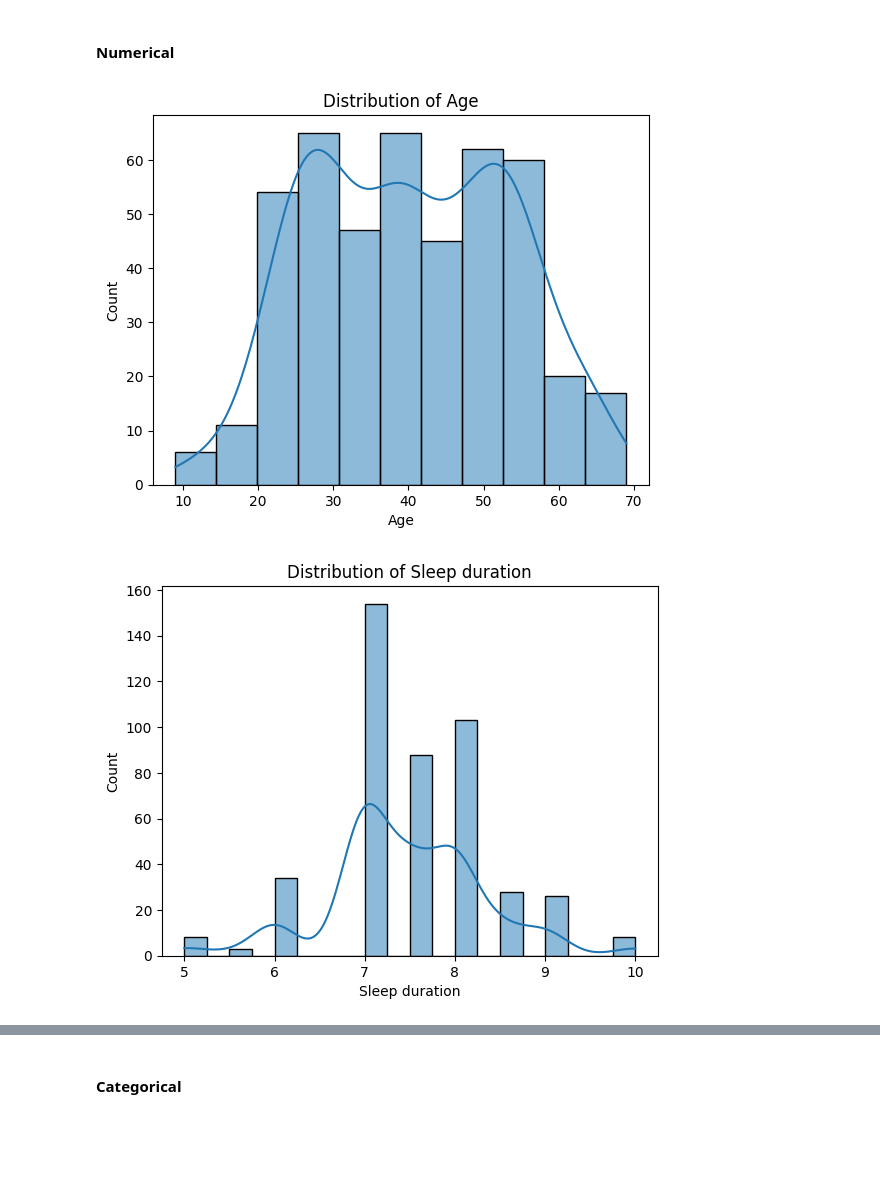
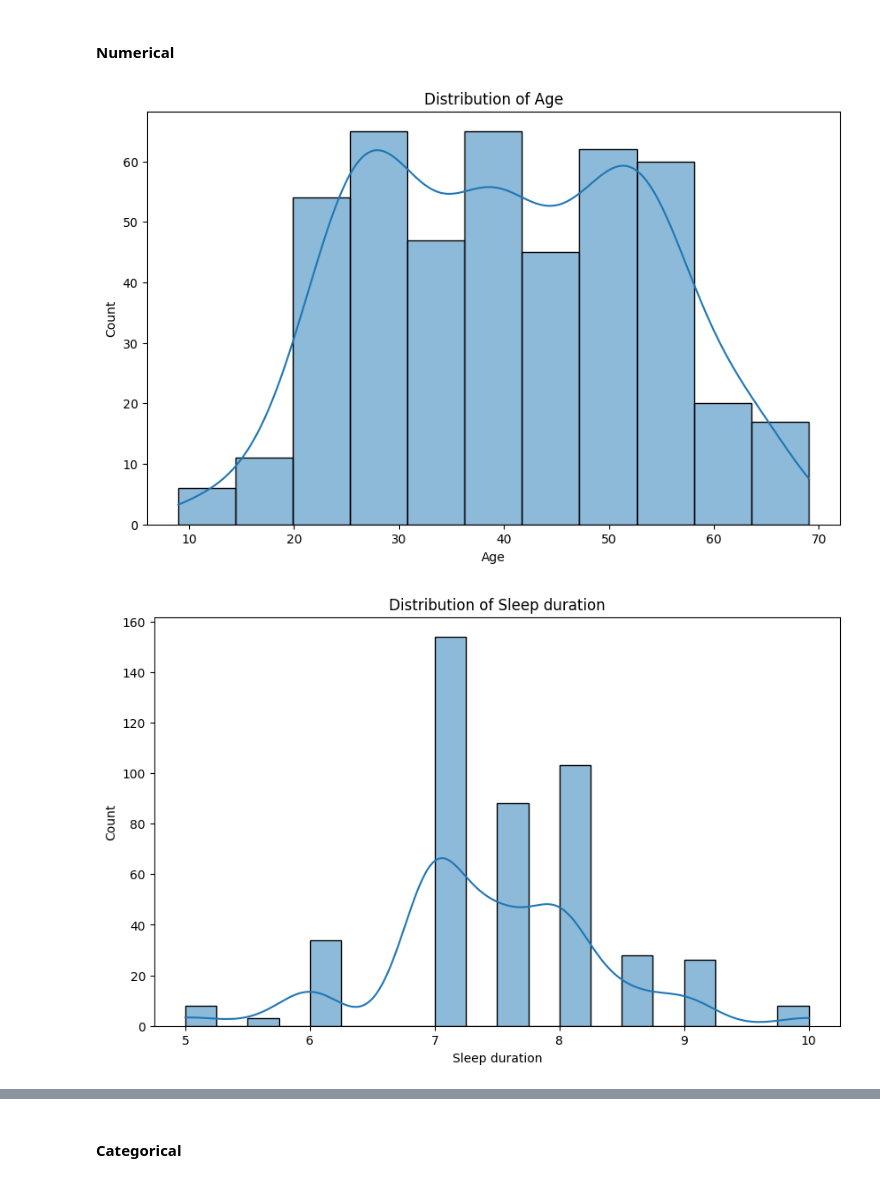
Before and after one commit to OldMarkie/Sleep-Efficiency-Data-Model, a Jupyter notebook: sleepEfficiencyModel.ipynb, the cells around one changed output, grey strips where cells are left out. Saved outputs shown, nothing was run; the diff lists cells and outputs as text; code cells hidden in the pictures; blank space fills up the shorter version.

```diff
--- a/sleepEfficiencyModel.ipynb
+++ b/sleepEfficiencyModel.ipynb
@@ -309,0 +310,15 @@ instanceNullAfter
+# %%
+slpEf_df['Bedtime'] = pd.to_datetime(slpEf_df['Bedtime'])
+slpEf_df['Wakeup time'] = pd.to_datetime(slpEf_df['Wakeup time'])
+
+# Extract hour from Bedtime and Wakeup time
+slpEf_df['Bedtime'] = slpEf_df['Bedtime'].dt.strftime('%H:%M')
+slpEf_df['Wakeup time'] = slpEf_df['Wakeup time'].dt.strftime('%H:%M')
+
+#Convert back to DateTime format
+slpEf_df['Bedtime'] = pd.to_datetime(slpEf_df['Bedtime'], format='%H:%M')
+slpEf_df['Wakeup time'] = pd.to_datetime(slpEf_df['Wakeup time'], format='%H:%M')
+
+# Remove the date component and keep only time
+slpEf_df['Bedtime'] = slpEf_df['Bedtime'].dt.time
+slpEf_df['Wakeup time'] = slpEf_df['Wakeup time'].dt.time
@@ -314,11 +346,12 @@ instanceNullAfter
 # %% [markdown]
 #### Numerical
 # %%
-numerical_columns = ['Age', 'Sleep duration', 'Sleep efficiency', 'Awakenings', 'Caffeine consumption', 'Alcohol consumption', 'Exercise frequency']
+numerical_columns = ['Age', 'Sleep duration', 'Awakenings', 'Caffeine consumption', 'Alcohol consumption', 'Exercise frequency']
 for column in numerical_columns:
+    plt.figure(figsize=(10, 6))
     sns.histplot(slpEf_df[column], kde=True)
     plt.title(f'Distribution of {column}')
     plt.show()
 # %% [output]
-[figure, old version]
+[figure, new version]
-[figure, old version]
+[figure, new version]
```
Also changed, not shown: parts of 38 cells of this notebook.
